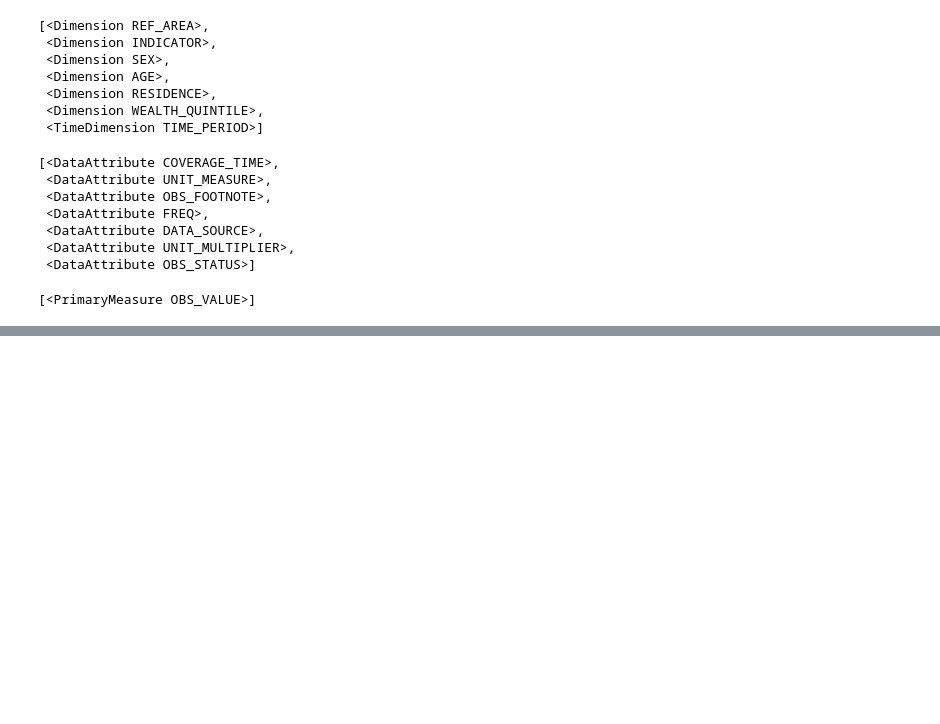
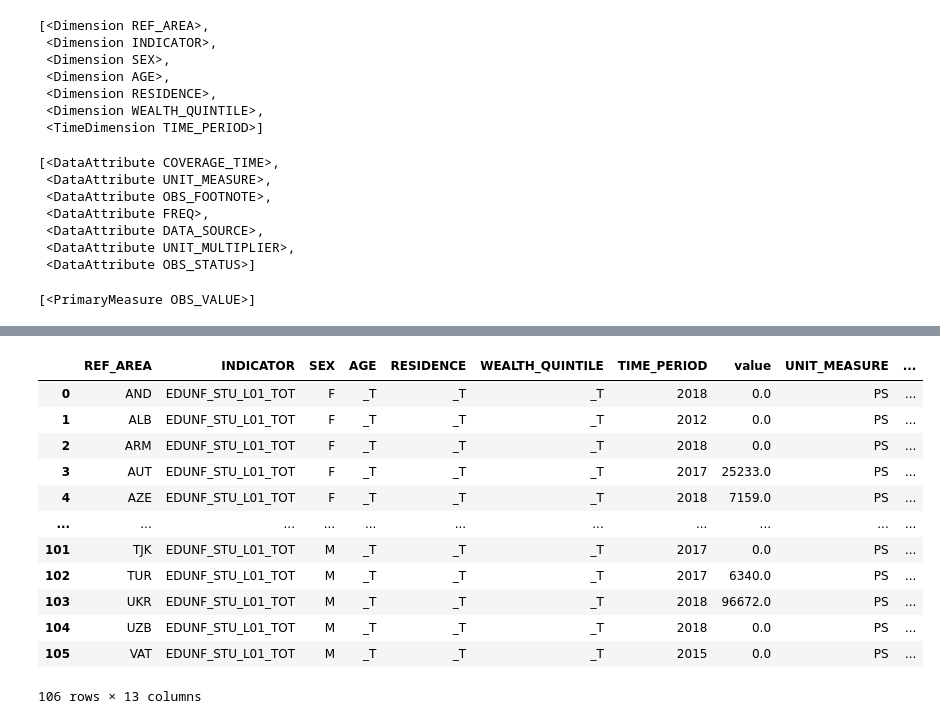
Before and after one commit to UNICEFECAR/dash, a Jupyter notebook: SDMX.ipynb, the cells around one changed output, grey strips where cells are left out. Drawn from its saved outputs; the diff is of its cells as text; code cells hidden in the pictures; blank space fills up the shorter version.

```diff
--- a/SDMX.ipynb
+++ b/SDMX.ipynb
@@ -76,0 +86,16 @@ df = message.to_pandas(attributes="o", rtype="compat")
+# %%
+df.reset_index()
+# %% [output]
+|  | REF_AREA | INDICATOR | SEX | AGE | RESIDENCE | WEALTH_QUINTILE | TIME_PERIOD | value | UNIT_MEASURE | ... |
+| 0 | AND | EDUNF_STU_L01_TOT | F | _T | _T | _T | 2018 | 0.0 | PS | ... |
+| 1 | ALB | EDUNF_STU_L01_TOT | F | _T | _T | _T | 2012 | 0.0 | PS | ... |
+| 2 | ARM | EDUNF_STU_L01_TOT | F | _T | _T | _T | 2018 | 0.0 | PS | ... |
+| 3 | AUT | EDUNF_STU_L01_TOT | F | _T | _T | _T | 2017 | 25233.0 | PS | ... |
+| 4 | AZE | EDUNF_STU_L01_TOT | F | _T | _T | _T | 2018 | 7159.0 | PS | ... |
+| ... | ... | ... | ... | ... | ... | ... | ... | ... | ... | ... |
+| 101 | TJK | EDUNF_STU_L01_TOT | M | _T | _T | _T | 2017 | 0.0 | PS | ... |
+| 102 | TUR | EDUNF_STU_L01_TOT | M | _T | _T | _T | 2017 | 6340.0 | PS | ... |
+| 103 | UKR | EDUNF_STU_L01_TOT | M | _T | _T | _T | 2018 | 96672.0 | PS | ... |
+| 104 | UZB | EDUNF_STU_L01_TOT | M | _T | _T | _T | 2018 | 0.0 | PS | ... |
+| 105 | VAT | EDUNF_STU_L01_TOT | M | _T | _T | _T | 2015 | 0.0 | PS | ... |
+106 rows × 13 columns
```
Also changed, not shown: parts of 20 cells of this notebook.
